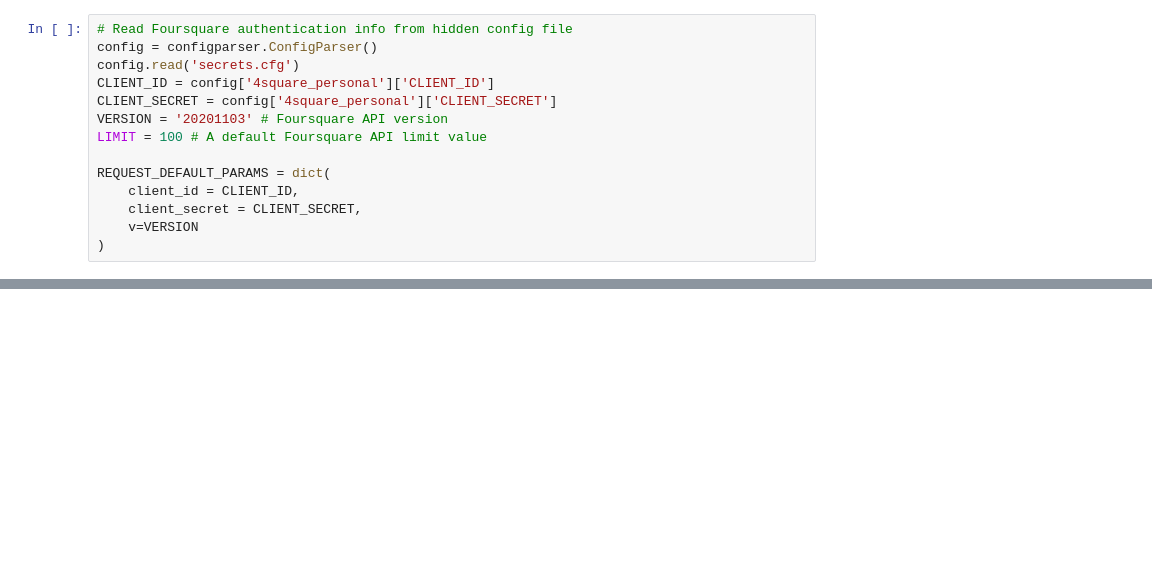
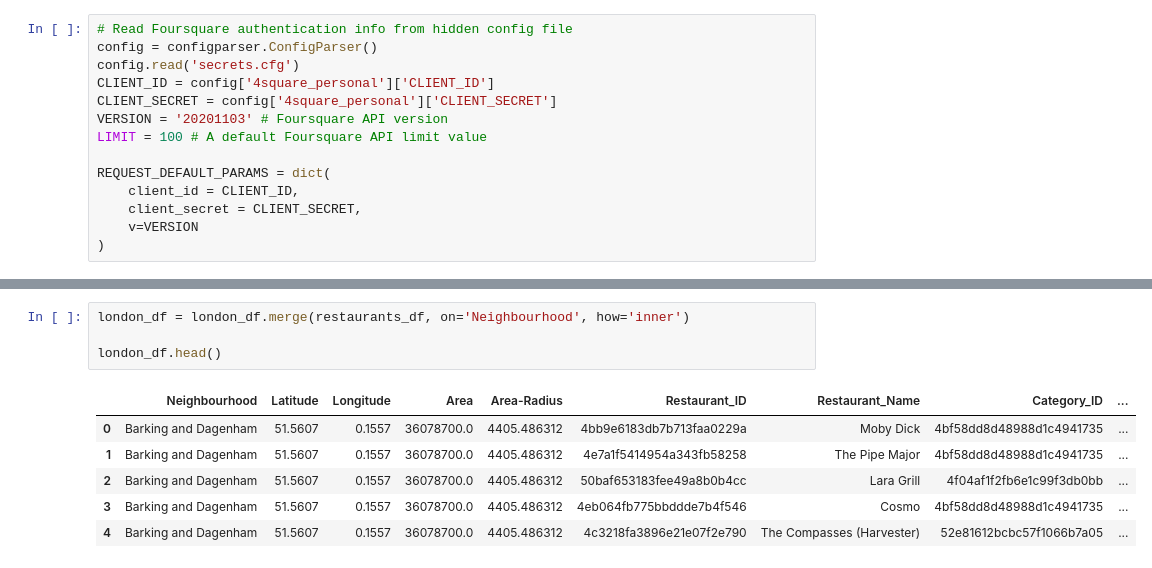
Before and after one commit to hamadazein84/Coursera_Capstone, a Jupyter notebook: week-4/assignment.ipynb, the cells around one changed output, grey strips where cells are left out. Drawn from its saved outputs; the diff is of its cells as text; blank space fills up the shorter version.

```diff
--- a/week-4/assignment.ipynb
+++ b/week-4/assignment.ipynb
@@ -296,0 +300,11 @@ results
+# %%
+london_df = london_df.merge(restaurants_df, on='Neighbourhood', how='inner')
+
+london_df.head()
+# %% [output]
+|  | Neighbourhood | Latitude | Longitude | Area | Area-Radius | Restaurant_ID | Restaurant_Name | Category_ID | ... |
+| 0 | Barking and Dagenham | 51.5607 | 0.1557 | 36078700.0 | 4405.486312 | 4bb9e6183db7b713faa0229a | Moby Dick | 4bf58dd8d48988d1c4941735 | ... |
+| 1 | Barking and Dagenham | 51.5607 | 0.1557 | 36078700.0 | 4405.486312 | 4e7a1f5414954a343fb58258 | The Pipe Major | 4bf58dd8d48988d1c4941735 | ... |
+| 2 | Barking and Dagenham | 51.5607 | 0.1557 | 36078700.0 | 4405.486312 | 50baf653183fee49a8b0b4cc | Lara Grill | 4f04af1f2fb6e1c99f3db0bb | ... |
+| 3 | Barking and Dagenham | 51.5607 | 0.1557 | 36078700.0 | 4405.486312 | 4eb064fb775bbddde7b4f546 | Cosmo | 4bf58dd8d48988d1c4941735 | ... |
+| 4 | Barking and Dagenham | 51.5607 | 0.1557 | 36078700.0 | 4405.486312 | 4c3218fa3896e21e07f2e790 | The Compasses (Harvester) | 52e81612bcbc57f1066b7a05 | ... |
```
Also changed, not shown: parts of 12 cells of this notebook.
